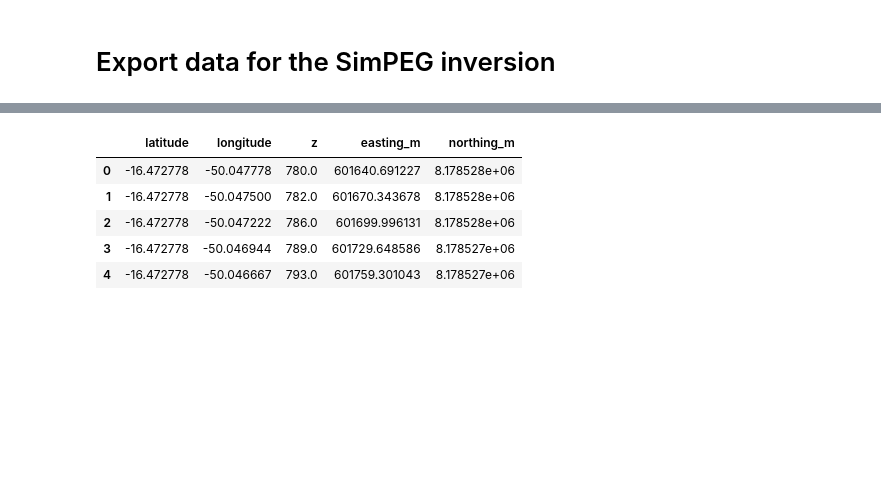
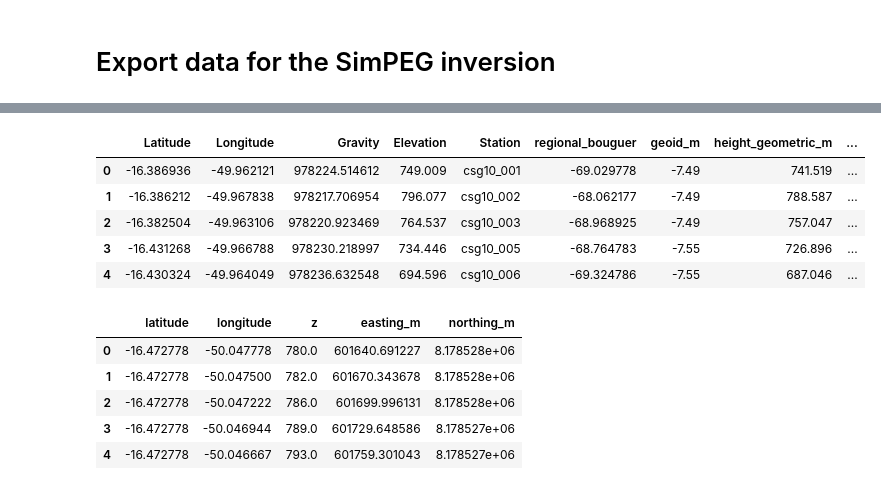
Before and after one commit to Souza-junior/Gravity_CS, a Jupyter notebook: code/CSG_data_processing.ipynb, the cells around one changed output, grey strips where cells are left out. Cells and saved outputs as stored; diff of their text form; code cells hidden in the pictures; blank space fills up the shorter version.

Commit message:
Add new models and update the data processing

```diff
--- a/code/CSG_data_processing.ipynb
+++ b/code/CSG_data_processing.ipynb
@@ -832 +826,10 @@ residual_grid_table[['easting_m',
                                                            index=False, header=False, sep=' ')
+# %%
+data.head(5)
+# %% [output]
+|  | Latitude | Longitude | Gravity | Elevation | Station | regional_bouguer | geoid_m | height_geometric_m | ... |
+| 0 | -16.386936 | -49.962121 | 978224.514612 | 749.009 | csg10_001 | -69.029778 | -7.49 | 741.519 | ... |
+| 1 | -16.386212 | -49.967838 | 978217.706954 | 796.077 | csg10_002 | -68.062177 | -7.49 | 788.587 | ... |
+| 2 | -16.382504 | -49.963106 | 978220.923469 | 764.537 | csg10_003 | -68.968925 | -7.49 | 757.047 | ... |
+| 3 | -16.431268 | -49.966788 | 978230.218997 | 734.446 | csg10_005 | -68.764783 | -7.55 | 726.896 | ... |
+| 4 | -16.430324 | -49.964049 | 978236.632548 | 694.596 | csg10_006 | -69.324786 | -7.55 | 687.046 | ... |
```
Also changed, not shown: parts of 20 cells of this notebook, 16 other files.
